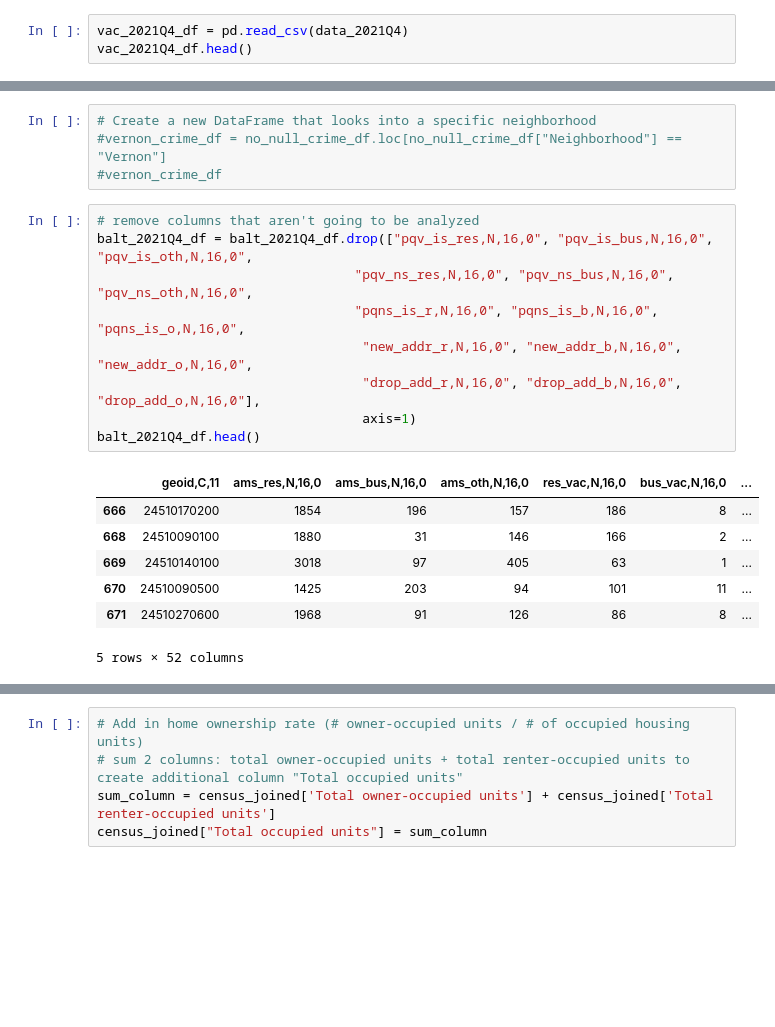
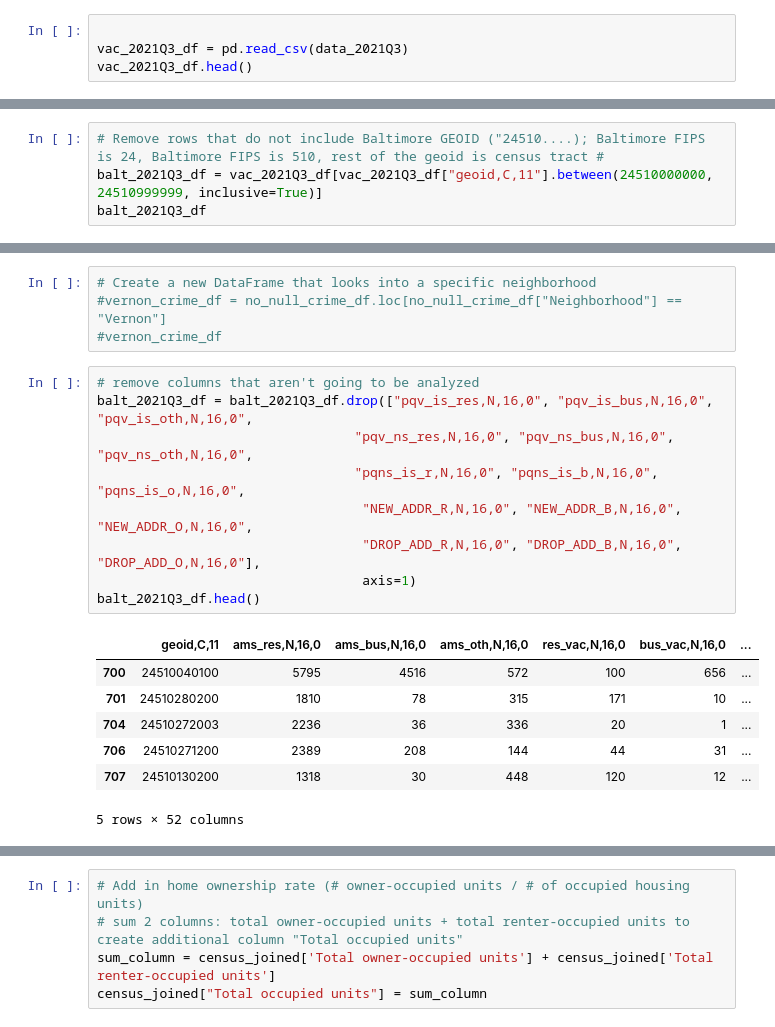
Before and after one commit to Jenkir/vacant_comm_bldgs, a Jupyter notebook: vacants_2021.ipynb, the cells around one changed output, grey strips where cells are left out. Saved outputs shown, nothing was run; the diff lists cells and outputs as text; blank space fills up the shorter version.

Commit message:
Imported usps data for 2020

```diff
--- a/vacants_2021.ipynb
+++ b/vacants_2021.ipynb
@@ -36,5 +55,6 @@ corr_key_df
 # %%
-vac_2021Q4_df = pd.read_csv(data_2021Q4)
-vac_2021Q4_df.head()
+
+vac_2021Q3_df = pd.read_csv(data_2021Q3)
+vac_2021Q3_df.head()
 # %% [output]
 |  | geoid,C,11 | ams_res,N,16,0 | ams_bus,N,16,0 | ams_oth,N,16,0 | res_vac,N,16,0 | bus_vac,N,16,0 | ... |
@@ -66,3 +90,7 @@ balt_2021Q4_df
 | 64980 | 24510030100 | 1339 | 212 | 123 | 273 | 23 | ... |
 | 64982 | 24510230300 | 1266 | 55 | 24 | 30 | 9 | ... |
 184 rows × 67 columns
+# %%
+# Remove rows that do not include Baltimore GEOID ("24510....); Baltimore FIPS  is 24, Baltimore FIPS is 510, rest of the geoid is census tract #
+balt_2021Q3_df = vac_2021Q3_df[vac_2021Q3_df["geoid,C,11"].between(24510000000, 24510999999, inclusive=True)]
+balt_2021Q3_df
@@ -123,20 +203,20 @@ drop_add_o,N,16,0
 #vernon_crime_df
 # %%
 # remove columns that aren't going to be analyzed
-balt_2021Q4_df = balt_2021Q4_df.drop(["pqv_is_res,N,16,0", "pqv_is_bus,N,16,0", "pqv_is_oth,N,16,0",
+balt_2021Q3_df = balt_2021Q3_df.drop(["pqv_is_res,N,16,0", "pqv_is_bus,N,16,0", "pqv_is_oth,N,16,0",
                                  "pqv_ns_res,N,16,0", "pqv_ns_bus,N,16,0", "pqv_ns_oth,N,16,0",
                                  "pqns_is_r,N,16,0", "pqns_is_b,N,16,0", "pqns_is_o,N,16,0",
-                                  "new_addr_r,N,16,0", "new_addr_b,N,16,0", "new_addr_o,N,16,0",
-                                  "drop_add_r,N,16,0", "drop_add_b,N,16,0", "drop_add_o,N,16,0"],
+                                  "NEW_ADDR_R,N,16,0", "NEW_ADDR_B,N,16,0", "NEW_ADDR_O,N,16,0",
+                                  "DROP_ADD_R,N,16,0", "DROP_ADD_B,N,16,0", "DROP_ADD_O,N,16,0"],
                                   axis=1)
-balt_2021Q4_df.head()
+balt_2021Q3_df.head()
 # %% [output]
 |  | geoid,C,11 | ams_res,N,16,0 | ams_bus,N,16,0 | ams_oth,N,16,0 | res_vac,N,16,0 | bus_vac,N,16,0 | ... |
-| 666 | 24510170200 | 1854 | 196 | 157 | 186 | 8 | ... |
-| 668 | 24510090100 | 1880 | 31 | 146 | 166 | 2 | ... |
-| 669 | 24510140100 | 3018 | 97 | 405 | 63 | 1 | ... |
-| 670 | 24510090500 | 1425 | 203 | 94 | 101 | 11 | ... |
-| 671 | 24510270600 | 1968 | 91 | 126 | 86 | 8 | ... |
+| 700 | 24510040100 | 5795 | 4516 | 572 | 100 | 656 | ... |
+| 701 | 24510280200 | 1810 | 78 | 315 | 171 | 10 | ... |
+| 704 | 24510272003 | 2236 | 36 | 336 | 20 | 1 | ... |
+| 706 | 24510271200 | 2389 | 208 | 144 | 44 | 31 | ... |
+| 707 | 24510130200 | 1318 | 30 | 448 | 120 | 12 | ... |
 5 rows × 52 columns
 # %%
 # Sum columns for vacancies <24 months for businesses and add new column "Business vacancies <24 months"
```
Also changed, not shown: parts of 24 cells of this notebook, 1 other file.
